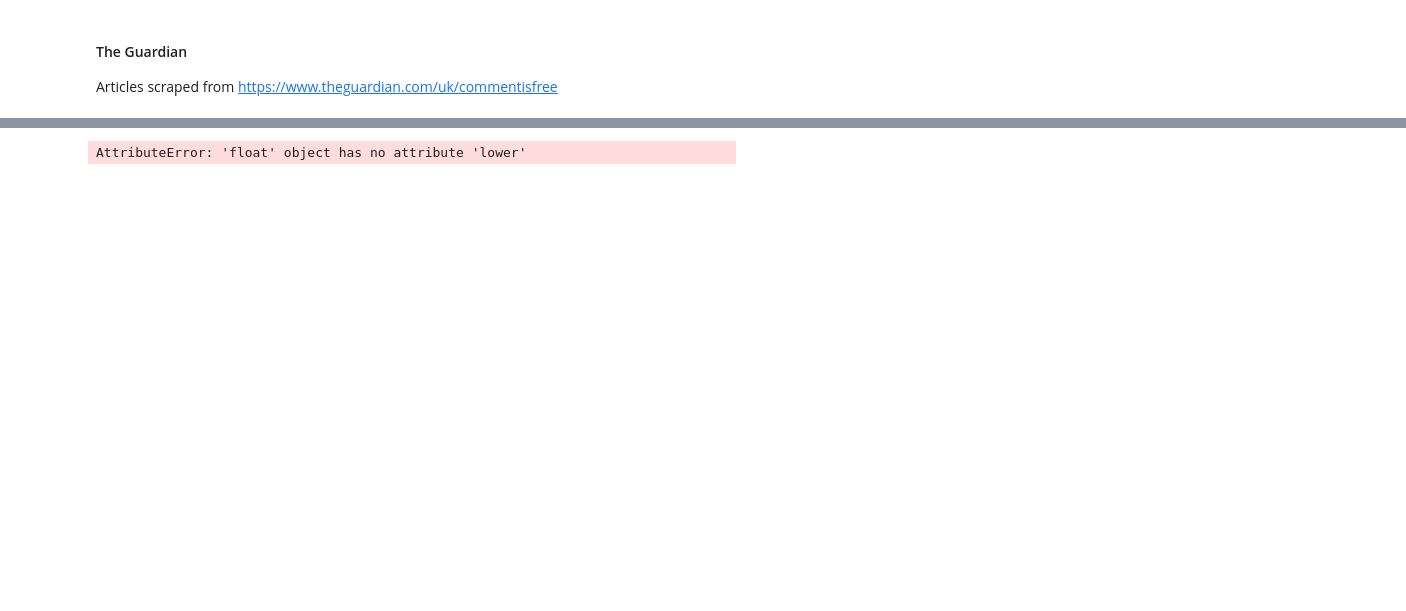
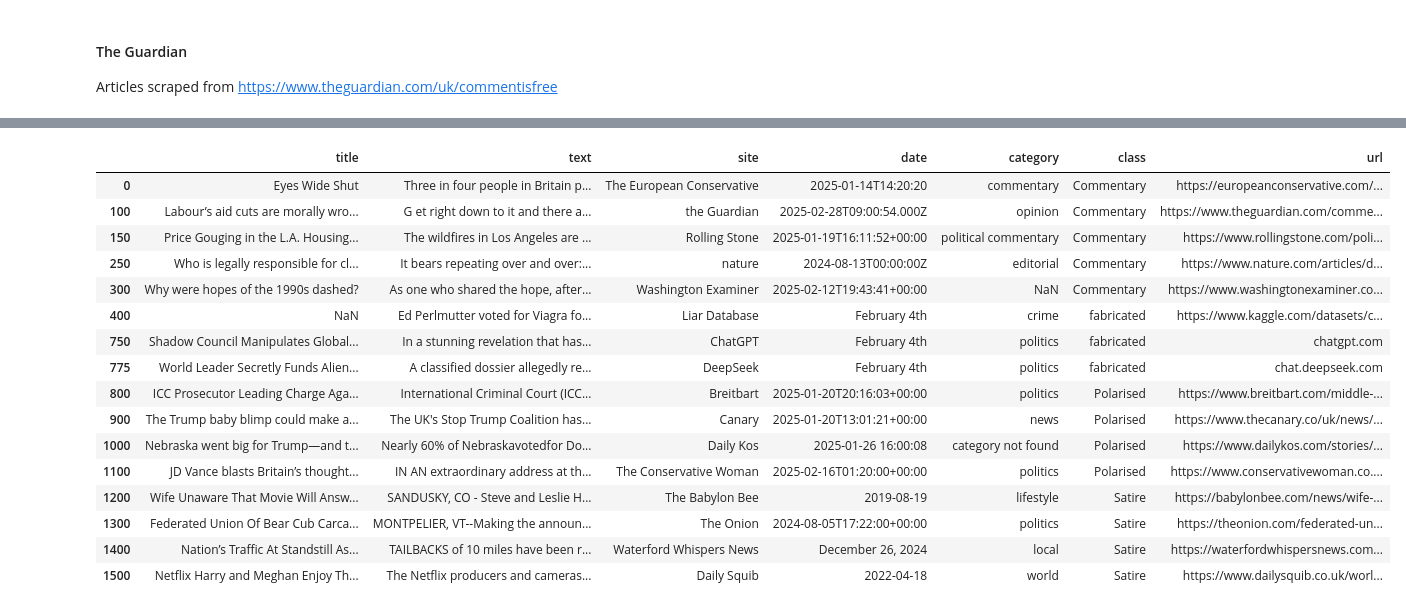
Before and after one commit to nuttymakes/TruthLens, a Jupyter notebook: Data/TruthLens Data Collection.ipynb, the cells around one changed output, grey strips where cells are left out. Drawn from its saved outputs; the diff is of its cells as text; code cells hidden in the pictures; blank space fills up the shorter version.

Commit message:
Data scraping FINALLY complete 1600 articles

```diff
--- a/Data/TruthLens Data Collection.ipynb
+++ b/Data/TruthLens Data Collection.ipynb
@@ -1860,43 +1675,21 @@ Number of unique sites: 15
-# %%
-def clean_category(cat: str) -> str:
-    """
-    Convert categories to lowercase, unify synonyms, and return a single standardised category.
-    """
-    # Convert to lowercase
-    c = cat.lower()
-
-    # Standardise categories
-    replacements = {
-        'politics': 'politics',
-        'local news': 'local',
-        'world news': 'world',
-        'world': 'world',
-        'worldviews':'world',
-        'entertainment': 'entertainment',
-        'business': 'business',
-        'health': 'health',
-        'lifestyle': 'lifestyle',
-        'life':'lifestyle',
-        'sports': 'sports',
-        'sport': 'sports',
-        'football': 'sports',
-        'gaa': 'sports',
-        'sci/tech': 'technology',
-        'celebs':'entertainment',
-        'tech': 'tech',
-        'u.s.':'united states',
-        'uplifting viral content': 'entertainment',
-    }
-
-    # Do the changes
-    if c in replacements:
-        c = replacements[c]
-    return c
-
-# Apply the cleaning
-master_df['category'] = master_df['category'].apply(clean_category)
-
-# Now check the new distribution
-print(master_df['category'].value_counts())
-# %% [output]
-AttributeError: 'float' object has no attribute 'lower'
+# %%
+sample_df = master_df.drop_duplicates(subset=["site"])
+sample_df
+# %% [output]
+|  | title | text | site | date | category | class | url |
+| 0 | Eyes Wide Shut | Three in four people in Britain p... | The European Conservative | 2025-01-14T14:20:20 | commentary | Commentary | https://europeanconservative.com/... |
+| 100 | Labour’s aid cuts are morally wro... | G et right down to it and there a... | the Guardian | 2025-02-28T09:00:54.000Z | opinion | Commentary | https://www.theguardian.com/comme... |
+| 150 | Price Gouging in the L.A. Housing... | The wildfires in Los Angeles are ... | Rolling Stone | 2025-01-19T16:11:52+00:00 | political commentary | Commentary | https://www.rollingstone.com/poli... |
+| 250 | Who is legally responsible for cl... | It bears repeating over and over:... | nature | 2024-08-13T00:00:00Z | editorial | Commentary | https://www.nature.com/articles/d... |
+| 300 | Why were hopes of the 1990s dashed? | As one who shared the hope, after... | Washington Examiner | 2025-02-12T19:43:41+00:00 | NaN | Commentary | https://www.washingtonexaminer.co... |
+| 400 | NaN | Ed Perlmutter voted for Viagra fo... | Liar Database | February 4th | crime | fabricated | https://www.kaggle.com/datasets/c... |
+| 750 | Shadow Council Manipulates Global... | In a stunning revelation that has... | ChatGPT | February 4th | politics | fabricated | chatgpt.com |
+| 775 | World Leader Secretly Funds Alien... | A classified dossier allegedly re... | DeepSeek | February 4th | politics | fabricated | chat.deepseek.com |
+| 800 | ICC Prosecutor Leading Charge Aga... | International Criminal Court (ICC... | Breitbart | 2025-01-20T20:16:03+00:00 | politics | Polarised | https://www.breitbart.com/middle-... |
+| 900 | The Trump baby blimp could make a... | The UK's Stop Trump Coalition has... | Canary | 2025-01-20T13:01:21+00:00 | news | Polarised | https://www.thecanary.co/uk/news/... |
+| 1000 | Nebraska went big for Trump—and t... | Nearly 60% of Nebraskavotedfor Do... | Daily Kos | 2025-01-26 16:00:08 | category not found | Polarised | https://www.dailykos.com/stories/... |
+| 1100 | JD Vance blasts Britain’s thought... | IN AN extraordinary address at th... | The Conservative Woman | 2025-02-16T01:20:00+00:00 | politics | Polarised | https://www.conservativewoman.co.... |
+| 1200 | Wife Unaware That Movie Will Answ... | SANDUSKY, CO - Steve and Leslie H... | The Babylon Bee | 2019-08-19 | lifestyle | Satire | https://babylonbee.com/news/wife-... |
+| 1300 | Federated Union Of Bear Cub Carca... | MONTPELIER, VT--Making the announ... | The Onion | 2024-08-05T17:22:00+00:00 | politics | Satire | https://theonion.com/federated-un... |
+| 1400 | Nation’s Traffic At Standstill As... | TAILBACKS of 10 miles have been r... | Waterford Whispers News | December 26, 2024 | local | Satire | https://waterfordwhispersnews.com... |
+| 1500 | Netflix Harry and Meghan Enjoy Th... | The Netflix producers and cameras... | Daily Squib | 2022-04-18 | world | Satire | https://www.dailysquib.co.uk/worl... |
```
Also changed, not shown: parts of 25 cells of this notebook, 23 other files.
